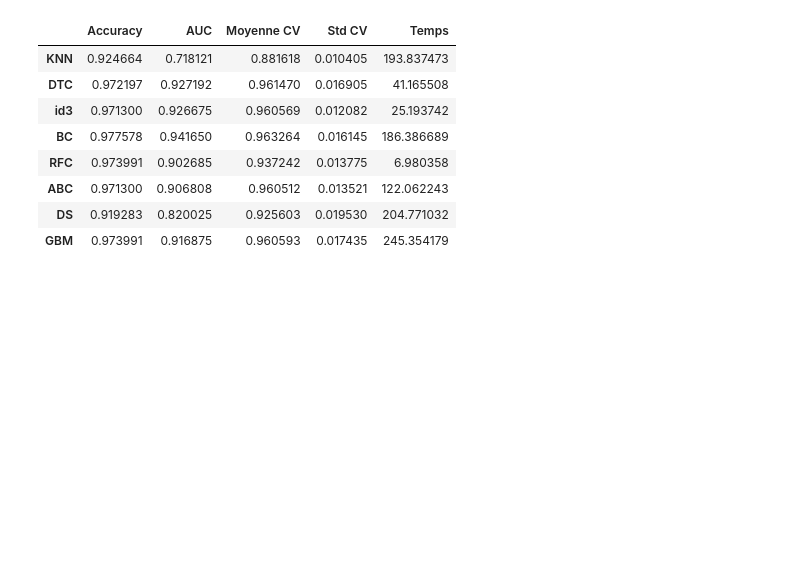
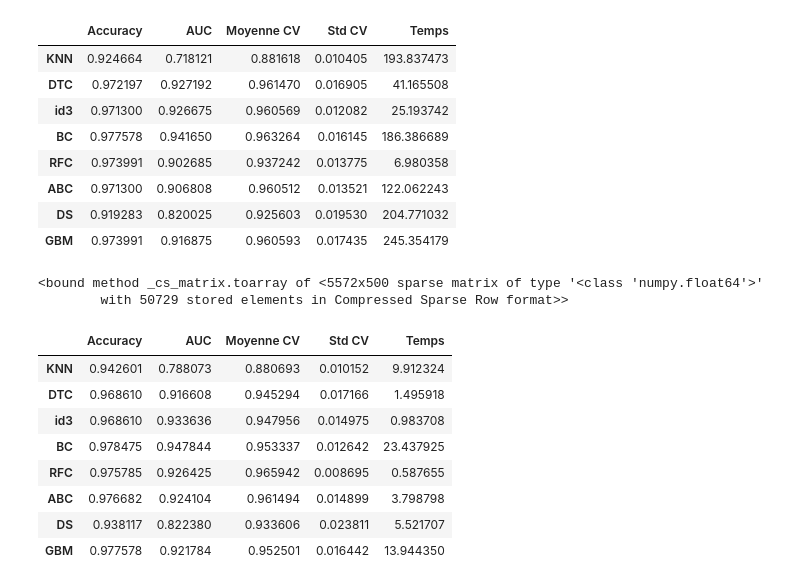
Before and after one commit to ppmdatix/TP_ML_aussem, a Jupyter notebook: SMS.ipynb, the cells around one changed output. Cells and saved outputs as stored; diff of their text form; code cells hidden in the pictures; blank space fills up the shorter version.

```diff
--- a/SMS.ipynb
+++ b/SMS.ipynb
@@ -488,0 +462,22 @@ gbm = gbm.fit(data['cleaned_data'], data['target'])
+# %%
+tfidf.toarray
+# %% [output]
+<bound method _cs_matrix.toarray of <5572x500 sparse matrix of type '<class 'numpy.float64'>'
+        with 50729 stored elements in Compressed Sparse Row format>>
+# %%
+transformer = TfidfTransformer()
+tfidf = pd.DataFrame(transformer.fit_transform(X).toarray())
+# %%
+final_tfidf = final_table(tfidf, target, print_mode=False)
+# %%
+final_tfidf
+# %% [output]
+|  | Accuracy | AUC | Moyenne CV | Std CV | Temps |
+| KNN | 0.942601 | 0.788073 | 0.880693 | 0.010152 | 9.912324 |
+| DTC | 0.968610 | 0.916608 | 0.945294 | 0.017166 | 1.495918 |
+| id3 | 0.968610 | 0.933636 | 0.947956 | 0.014975 | 0.983708 |
+| BC | 0.978475 | 0.947844 | 0.953337 | 0.012642 | 23.437925 |
+| RFC | 0.975785 | 0.926425 | 0.965942 | 0.008695 | 0.587655 |
+| ABC | 0.976682 | 0.924104 | 0.961494 | 0.014899 | 3.798798 |
+| DS | 0.938117 | 0.822380 | 0.933606 | 0.023811 | 5.521707 |
+| GBM | 0.977578 | 0.921784 | 0.952501 | 0.016442 | 13.944350 |
```
Also changed, not shown: parts of 5 cells of this notebook.
